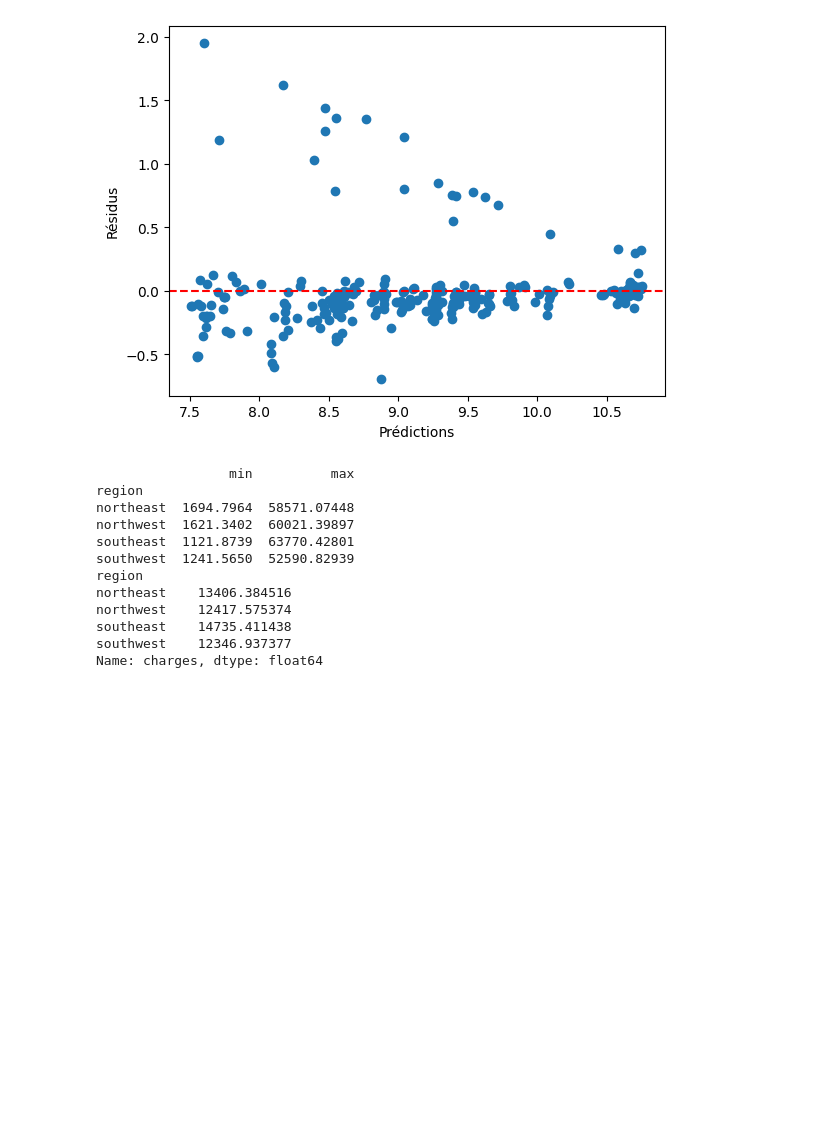
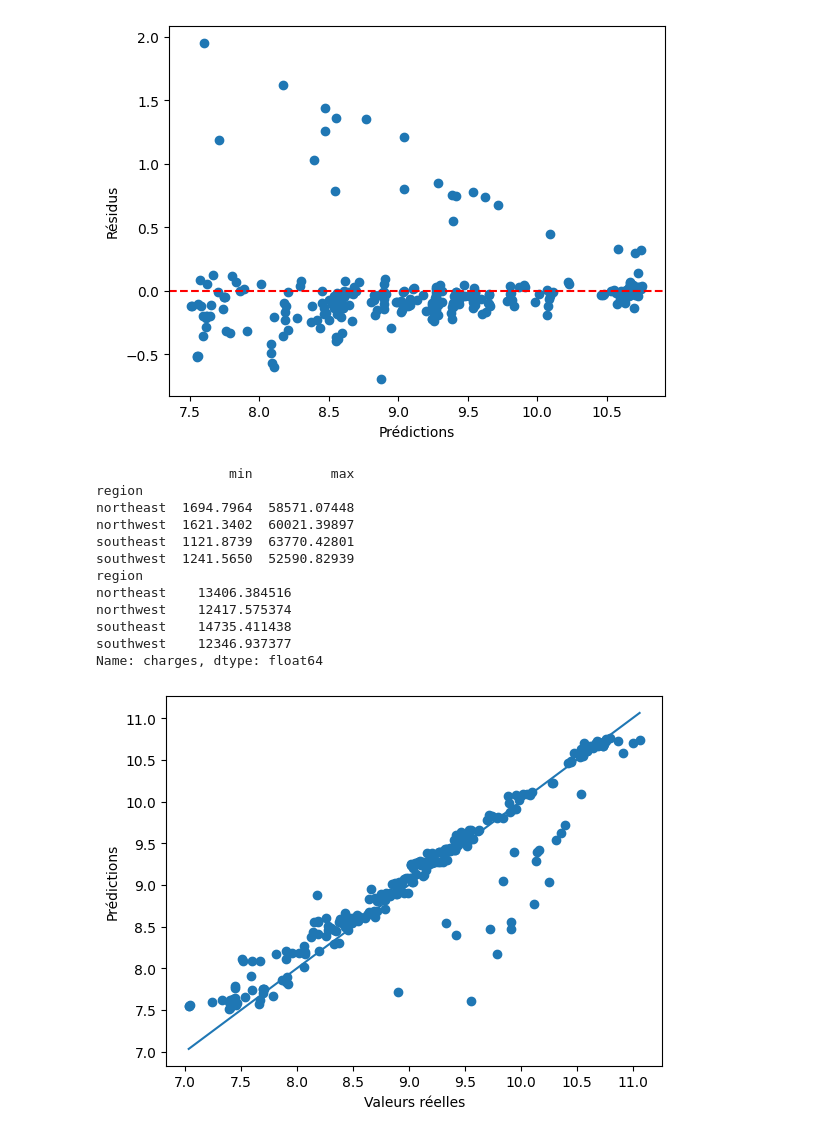
Before and after one commit to bouchta65/SmartSante-IA-pour-la-gestion-des-charges-medicales., a Jupyter notebook: src/data_preparation.ipynb, the cells around one changed output. Saved outputs shown, nothing was run; the diff lists cells and outputs as text; code cells hidden in the pictures; blank space fills up the shorter version.

Commit message:
Ajout du graphique de dispersion valeurs réelles vs prédictions avec ligne de référence y=x

```diff
--- a/src/data_preparation.ipynb
+++ b/src/data_preparation.ipynb
@@ -512,3 +512,11 @@ northwest    12417.575374
 southeast    14735.411438
 southwest    12346.937377
 Name: charges, dtype: float64
+# %%
+mpl.scatter(y_test, y_pred)
+mpl.plot([y_test.min(), y_test.max()], [y_test.min(), y_test.max()], 'r--')  # ligne y=x
+mpl.xlabel("Valeurs réelles")
+mpl.ylabel("Prédictions")
+mpl.show()
+# %% [output]
+[figure, added]
```
